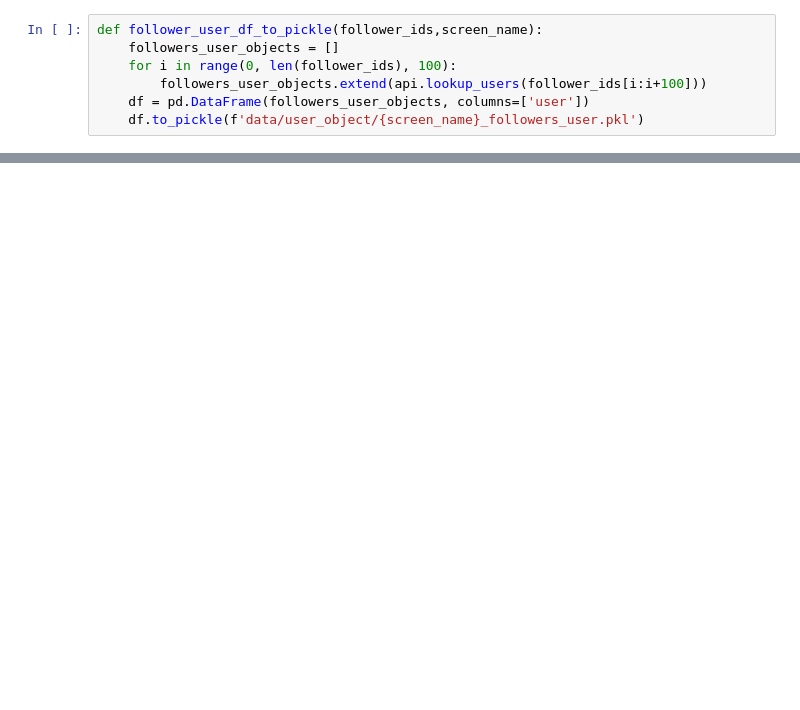
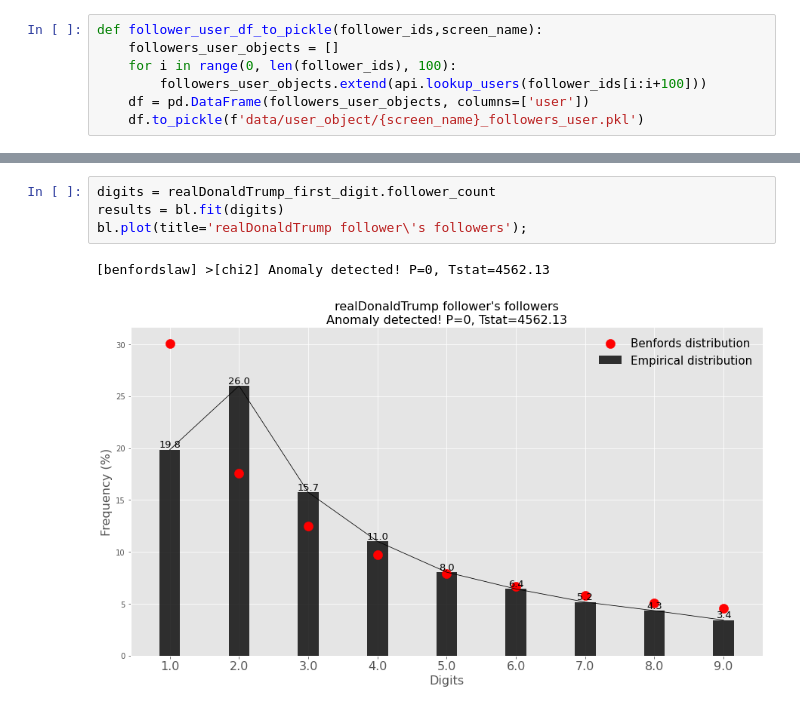
Before and after one commit to czengnn/Benfords-Law-with-Twitter, a Jupyter notebook: tweepy_to_user_object_df.ipynb, the cells around one changed output, grey strips where cells are left out. Drawn from its saved outputs; the diff is of its cells as text; blank space fills up the shorter version.

```diff
--- a/tweepy_to_user_object_df.ipynb
+++ b/tweepy_to_user_object_df.ipynb
@@ -73,0 +119,7 @@ realDonaldTrump_followers_user.user[0].friends_count
+# %%
+digits = realDonaldTrump_first_digit.follower_count
+results = bl.fit(digits)
+bl.plot(title='realDonaldTrump follower\'s followers');
+# %% [output]
+[benfordslaw] >[chi2] Anomaly detected! P=0, Tstat=4562.13
+[figure, added]
```
Also changed, not shown: parts of 27 cells of this notebook, 1 other file.
